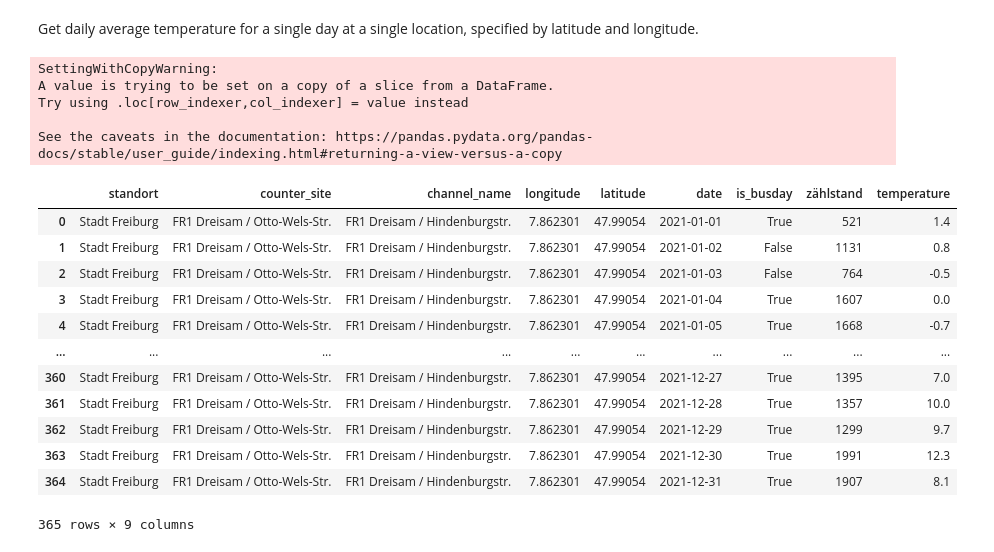
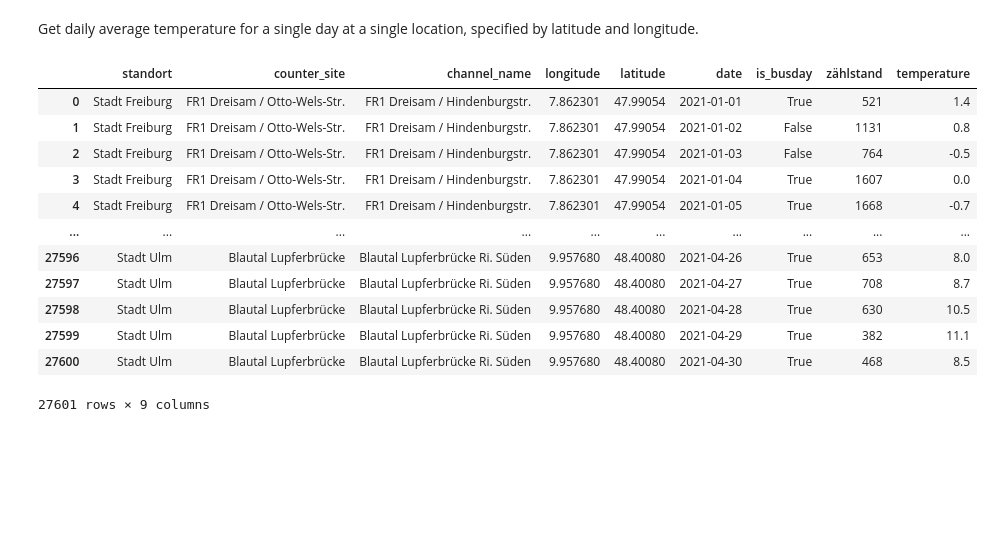
Before and after one commit to rfechner/DataLiteracy2022, a Jupyter notebook: project/data_processing/01_build_dataset.ipynb, the cells around one changed output. Drawn from its saved outputs; the diff is of its cells as text; code cells hidden in the pictures; blank space fills up the shorter version.

```diff
--- a/project/data_processing/01_build_dataset.ipynb
+++ b/project/data_processing/01_build_dataset.ipynb
@@ -294,26 +242,21 @@ def get_daily_average_temp(lat, lon, date):
     return tavg
 # %%
 # add daily average temperature information
-combined_daily_dat = fr1_dat
+combined_daily_dat = counters_by_daytype_daily
 combined_daily_dat['temperature'] = combined_daily_dat.apply(lambda x : get_daily_average_temp(x['latitude'], x['longitude'], datetime(x['date'].year, x['date'].month, x['date'].day)), axis=1)
 combined_daily_dat
 # %% [output]
+|  | standort | counter_site | channel_name | longitude | latitude | date | is_busday | zählstand | temperature |
+| 0 | Stadt Freiburg | FR1 Dreisam / Otto-Wels-Str. | FR1 Dreisam / Hindenburgstr. | 7.862301 | 47.99054 | 2021-01-01 | True | 521 | 1.4 |
+| 1 | Stadt Freiburg | FR1 Dreisam / Otto-Wels-Str. | FR1 Dreisam / Hindenburgstr. | 7.862301 | 47.99054 | 2021-01-02 | False | 1131 | 0.8 |
+| 2 | Stadt Freiburg | FR1 Dreisam / Otto-Wels-Str. | FR1 Dreisam / Hindenburgstr. | 7.862301 | 47.99054 | 2021-01-03 | False | 764 | -0.5 |
+| 3 | Stadt Freiburg | FR1 Dreisam / Otto-Wels-Str. | FR1 Dreisam / Hindenburgstr. | 7.862301 | 47.99054 | 2021-01-04 | True | 1607 | 0.0 |
+| 4 | Stadt Freiburg | FR1 Dreisam / Otto-Wels-Str. | FR1 Dreisam / Hindenburgstr. | 7.862301 | 47.99054 | 2021-01-05 | True | 1668 | -0.7 |
+| ... | ... | ... | ... | ... | ... | ... | ... | ... | ... |
+| 27596 | Stadt Ulm | Blautal Lupferbrücke | Blautal Lupferbrücke Ri. Süden | 9.957680 | 48.40080 | 2021-04-26 | True | 653 | 8.0 |
+| 27597 | Stadt Ulm | Blautal Lupferbrücke | Blautal Lupferbrücke Ri. Süden | 9.957680 | 48.40080 | 2021-04-27 | True | 708 | 8.7 |
+| 27598 | Stadt Ulm | Blautal Lupferbrücke | Blautal Lupferbrücke Ri. Süden | 9.957680 | 48.40080 | 2021-04-28 | True | 630 | 10.5 |
+| 27599 | Stadt Ulm | Blautal Lupferbrücke | Blautal Lupferbrücke Ri. Süden | 9.957680 | 48.40080 | 2021-04-29 | True | 382 | 11.1 |
+| 27600 | Stadt Ulm | Blautal Lupferbrücke | Blautal Lupferbrücke Ri. Süden | 9.957680 | 48.40080 | 2021-04-30 | True | 468 | 8.5 |
-SettingWithCopyWarning:
-A value is trying to be set on a copy of a slice from a DataFrame.
-Try using .loc[row_indexer,col_indexer] = value instead
-
-See the caveats in the documentation: https://pandas.pydata.org/pandas-docs/stable/user_guide/indexing.html#returning-a-view-versus-a-copy
+27601 rows × 9 columns
-|  | standort | counter_site | channel_name | longitude | latitude | date | is_busday | zählstand | temperature |
-| 0 | Stadt Freiburg | FR1 Dreisam / Otto-Wels-Str. | FR1 Dreisam / Hindenburgstr. | 7.862301 | 47.99054 | 2021-01-01 | True | 521 | 1.4 |
-| 1 | Stadt Freiburg | FR1 Dreisam / Otto-Wels-Str. | FR1 Dreisam / Hindenburgstr. | 7.862301 | 47.99054 | 2021-01-02 | False | 1131 | 0.8 |
-| 2 | Stadt Freiburg | FR1 Dreisam / Otto-Wels-Str. | FR1 Dreisam / Hindenburgstr. | 7.862301 | 47.99054 | 2021-01-03 | False | 764 | -0.5 |
-| 3 | Stadt Freiburg | FR1 Dreisam / Otto-Wels-Str. | FR1 Dreisam / Hindenburgstr. | 7.862301 | 47.99054 | 2021-01-04 | True | 1607 | 0.0 |
-| 4 | Stadt Freiburg | FR1 Dreisam / Otto-Wels-Str. | FR1 Dreisam / Hindenburgstr. | 7.862301 | 47.99054 | 2021-01-05 | True | 1668 | -0.7 |
-| ... | ... | ... | ... | ... | ... | ... | ... | ... | ... |
-| 360 | Stadt Freiburg | FR1 Dreisam / Otto-Wels-Str. | FR1 Dreisam / Hindenburgstr. | 7.862301 | 47.99054 | 2021-12-27 | True | 1395 | 7.0 |
-| 361 | Stadt Freiburg | FR1 Dreisam / Otto-Wels-Str. | FR1 Dreisam / Hindenburgstr. | 7.862301 | 47.99054 | 2021-12-28 | True | 1357 | 10.0 |
-| 362 | Stadt Freiburg | FR1 Dreisam / Otto-Wels-Str. | FR1 Dreisam / Hindenburgstr. | 7.862301 | 47.99054 | 2021-12-29 | True | 1299 | 9.7 |
-| 363 | Stadt Freiburg | FR1 Dreisam / Otto-Wels-Str. | FR1 Dreisam / Hindenburgstr. | 7.862301 | 47.99054 | 2021-12-30 | True | 1991 | 12.3 |
-| 364 | Stadt Freiburg | FR1 Dreisam / Otto-Wels-Str. | FR1 Dreisam / Hindenburgstr. | 7.862301 | 47.99054 | 2021-12-31 | True | 1907 | 8.1 |
-365 rows × 9 columns
 # %%
```
Also changed, not shown: parts of 10 cells of this notebook, 1 other file.
